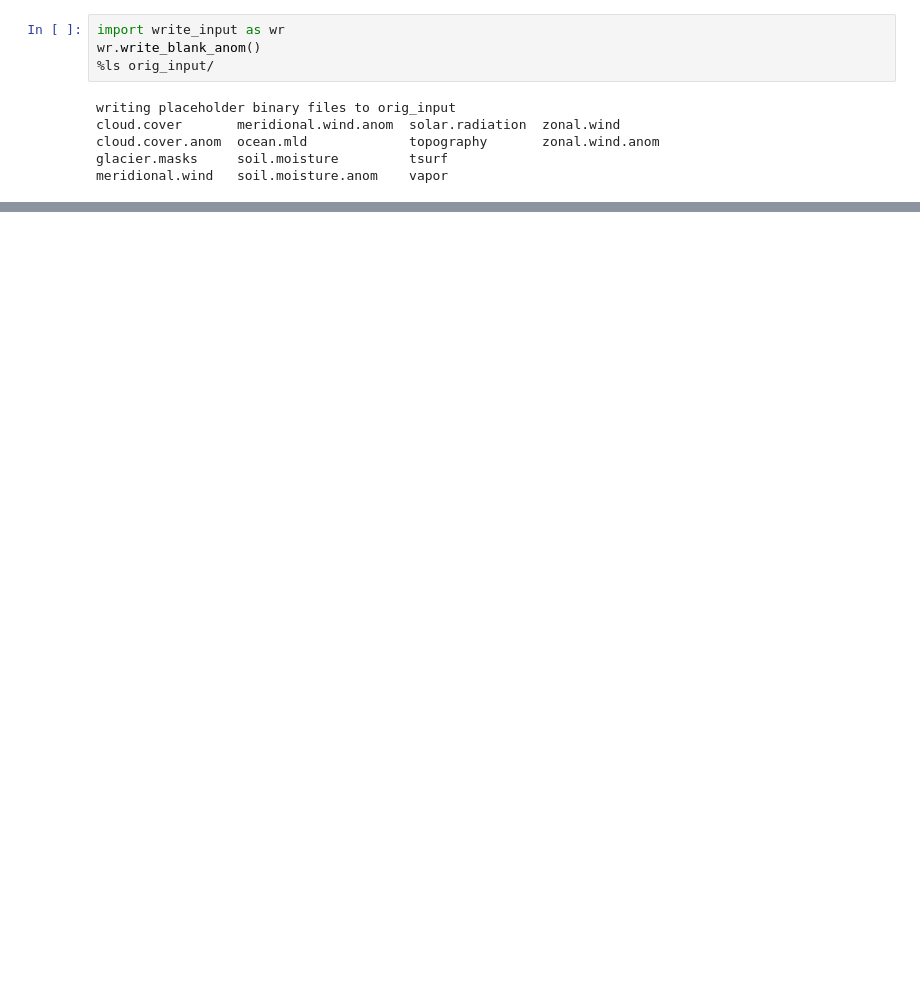
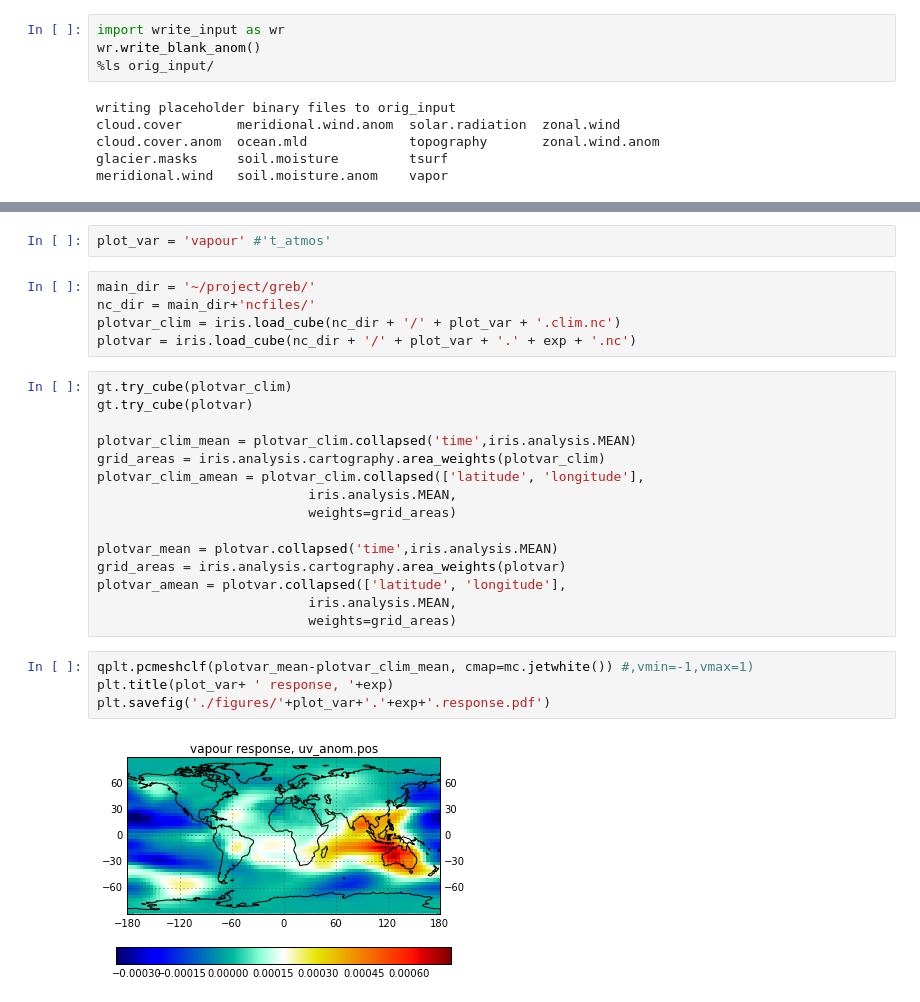
Before and after one commit to nltyrrell/greb_tools, a Jupyter notebook: greb_plot.ipynb, the cells around one changed output, grey strips where cells are left out. Cells and saved outputs as stored; diff of their text form; blank space fills up the shorter version.

```diff
--- a/greb_plot.ipynb
+++ b/greb_plot.ipynb
@@ -166,0 +106,28 @@ meridional.wind   soil.moisture.anom    vapor
+# %%
+plot_var = 'vapour' #'t_atmos'
+# %%
+main_dir = '~/project/greb/'
+nc_dir = main_dir+'ncfiles/'
+plotvar_clim = iris.load_cube(nc_dir + '/' + plot_var + '.clim.nc')
+plotvar = iris.load_cube(nc_dir + '/' + plot_var + '.' + exp + '.nc')
+# %%
+gt.try_cube(plotvar_clim)
+gt.try_cube(plotvar)
+
+plotvar_clim_mean = plotvar_clim.collapsed('time',iris.analysis.MEAN)
+grid_areas = iris.analysis.cartography.area_weights(plotvar_clim)
+plotvar_clim_amean = plotvar_clim.collapsed(['latitude', 'longitude'],
+                           iris.analysis.MEAN,
+                           weights=grid_areas)
+
+plotvar_mean = plotvar.collapsed('time',iris.analysis.MEAN)
+grid_areas = iris.analysis.cartography.area_weights(plotvar)
+plotvar_amean = plotvar.collapsed(['latitude', 'longitude'],
+                           iris.analysis.MEAN,
+                           weights=grid_areas)
+# %%
+qplt.pcmeshclf(plotvar_mean-plotvar_clim_mean, cmap=mc.jetwhite()) #,vmin=-1,vmax=1)
+plt.title(plot_var+ ' response, '+exp)
+plt.savefig('./figures/'+plot_var+'.'+exp+'.response.pdf')
+# %% [output]
+[figure, added]
```
Also changed, not shown: parts of 16 cells of this notebook, 10 other files.
